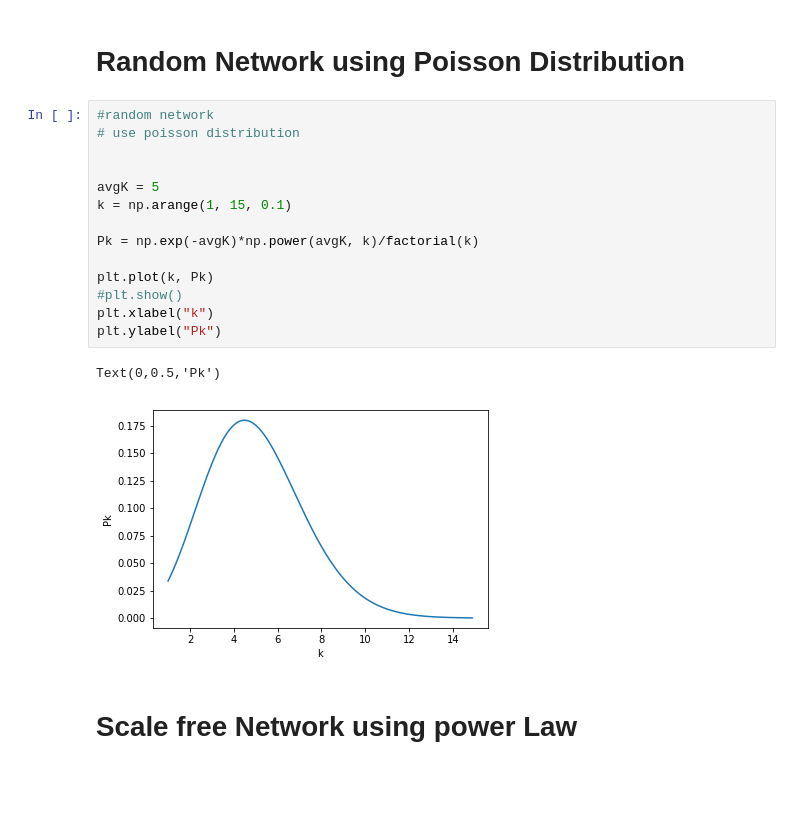
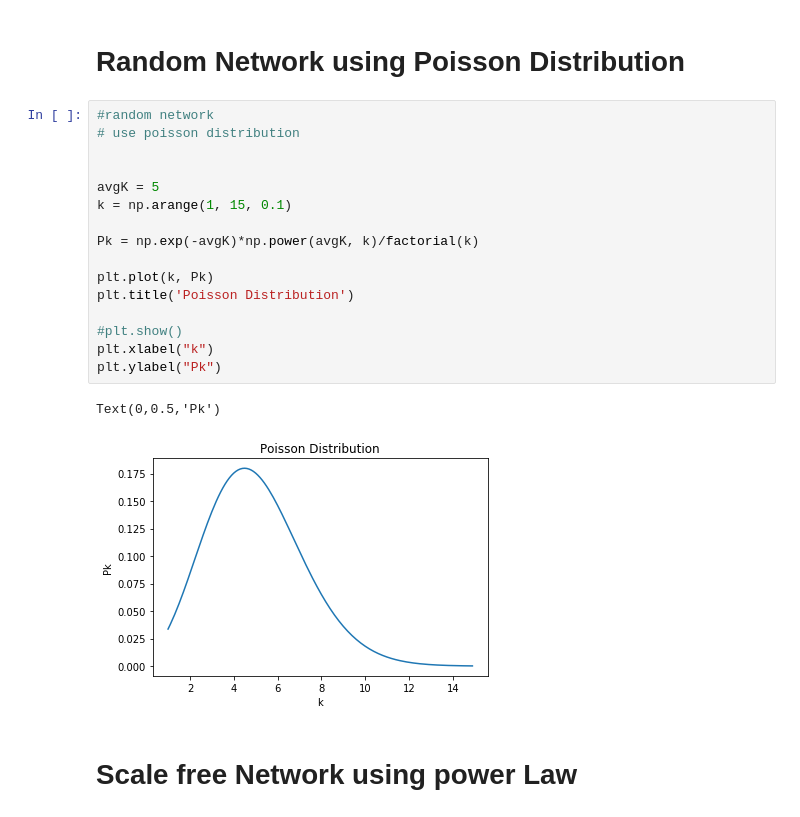
Before and after one commit to anuradha9712/Network-Science, a Jupyter notebook: Scale-vs-Random-Network.ipynb, the cells around one changed output. Cells and saved outputs as stored; diff of their text form; blank space fills up the shorter version.

```diff
--- a/Scale-vs-Random-Network.ipynb
+++ b/Scale-vs-Random-Network.ipynb
@@ -8,20 +8,22 @@ import math
 # %%
 #random network
 # use poisson distribution
 
 
 avgK = 5
 k = np.arange(1, 15, 0.1)
 
 Pk = np.exp(-avgK)*np.power(avgK, k)/factorial(k)
 
 plt.plot(k, Pk)
+plt.title('Poisson Distribution')
+
 #plt.show()
 plt.xlabel("k")
 plt.ylabel("Pk")
 # %% [output]
 Text(0,0.5,'Pk')
-[figure, old version]
+[figure, new version]
 # %% [markdown]
 #  Scale free Network using power Law
 # %%
```
Also changed, not shown: parts of 6 cells of this notebook.
